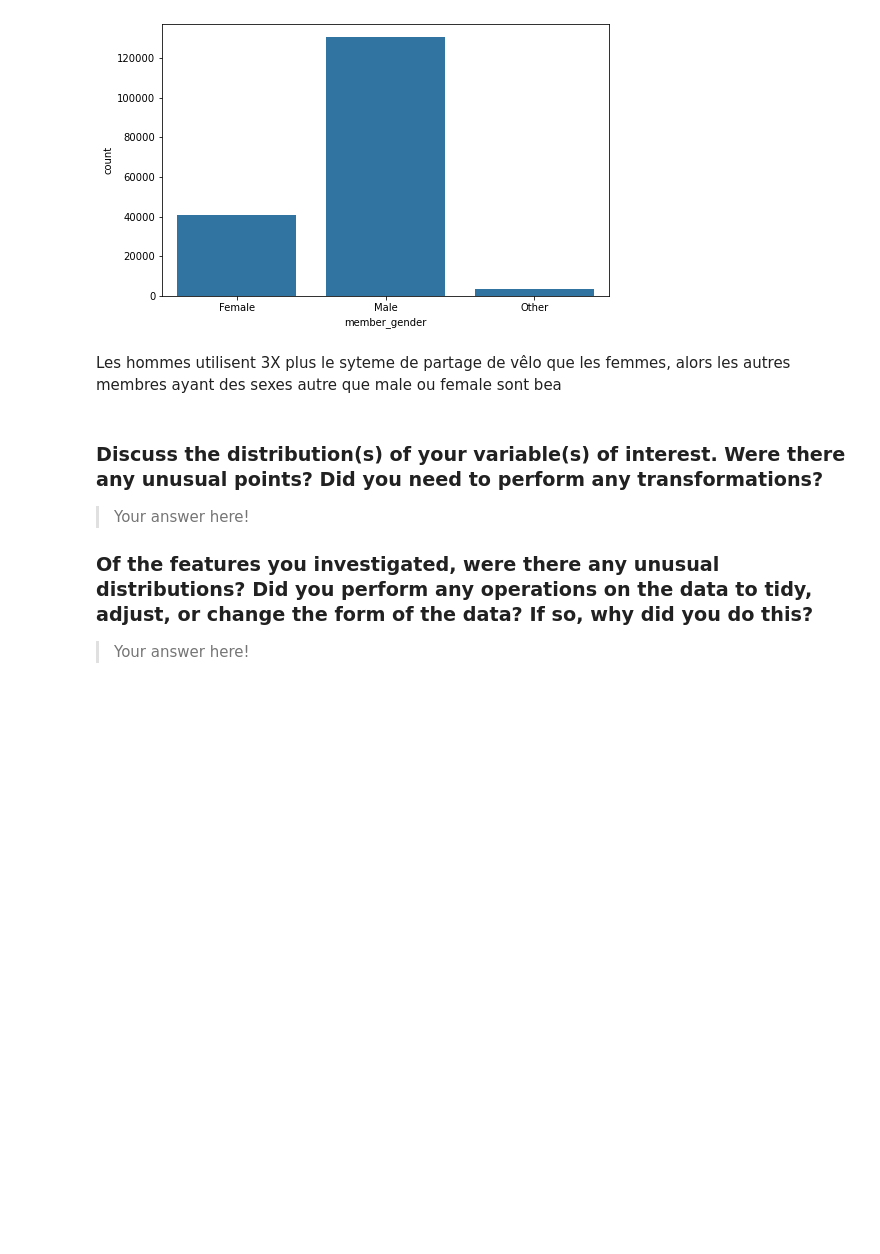
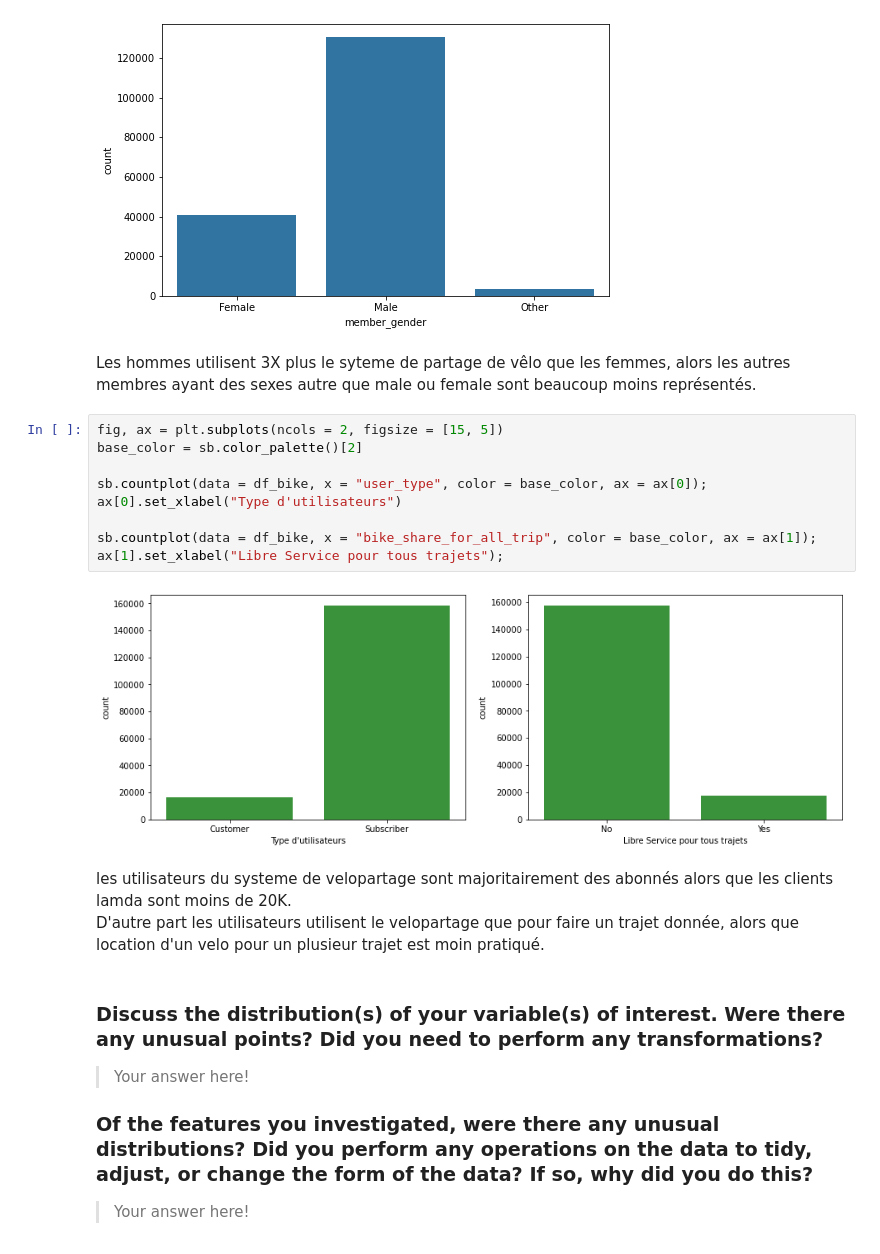
Before and after one commit to ibsom/system_ford_gobike, a Jupyter notebook: Part_I_exploration_FordGoBike.ipynb, the cells around one changed output. Cells and saved outputs as stored; diff of their text form; blank space fills up the shorter version.

Commit message:
feat: multitracet univarié des variables user_type et bike_share_for_all trip
Utilisation de la fonction subplots avec ncols pour tracer côte à côte
les graphique de répartition des variables user_type et
bike_share_for_all_trip.

```diff
--- a/Part_I_exploration_FordGoBike.ipynb
+++ b/Part_I_exploration_FordGoBike.ipynb
@@ -313,7 +313,21 @@ sb.countplot(data = df_bike, x = "member_gender", color = base_color);
 # %% [output]
 [figure]
 # %% [markdown]
-Les hommes utilisent 3X plus le syteme de partage de vêlo que les femmes, alors les autres membres ayant des sexes autre que male ou female sont bea
+Les hommes utilisent 3X plus le syteme de partage de vêlo que les femmes, alors les autres membres ayant des sexes autre que male ou female sont beaucoup moins représentés.
+# %%
+fig, ax = plt.subplots(ncols = 2, figsize = [15, 5])
+base_color = sb.color_palette()[2]
+
+sb.countplot(data = df_bike, x = "user_type", color = base_color, ax = ax[0]);
+ax[0].set_xlabel("Type d'utilisateurs")
+
+sb.countplot(data = df_bike, x = "bike_share_for_all_trip", color = base_color, ax = ax[1]);
+ax[1].set_xlabel("Libre Service pour tous trajets");
+# %% [output]
+[figure, added]
+# %% [markdown]
+les utilisateurs du systeme de velopartage sont majoritairement des abonnés alors que les clients lamda sont moins de 20K.
+D'autre part les utilisateurs utilisent le velopartage que pour faire un trajet donnée, alors que location d'un velo pour un plusieur trajet est moin pratiqué.
 # %% [markdown]
 ### Discuss the distribution(s) of your variable(s) of interest. Were there any unusual points? Did you need to perform any transformations?
 
```
